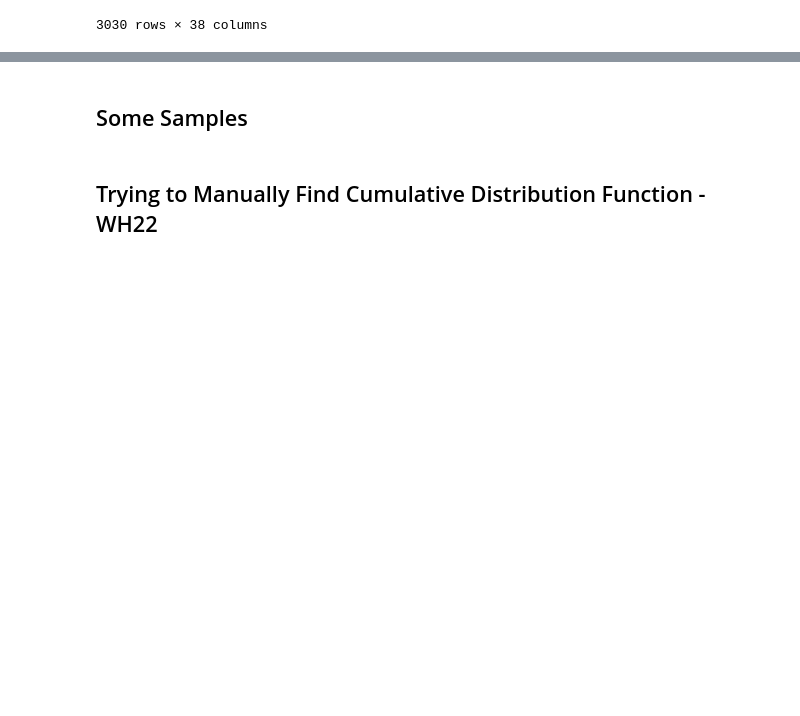
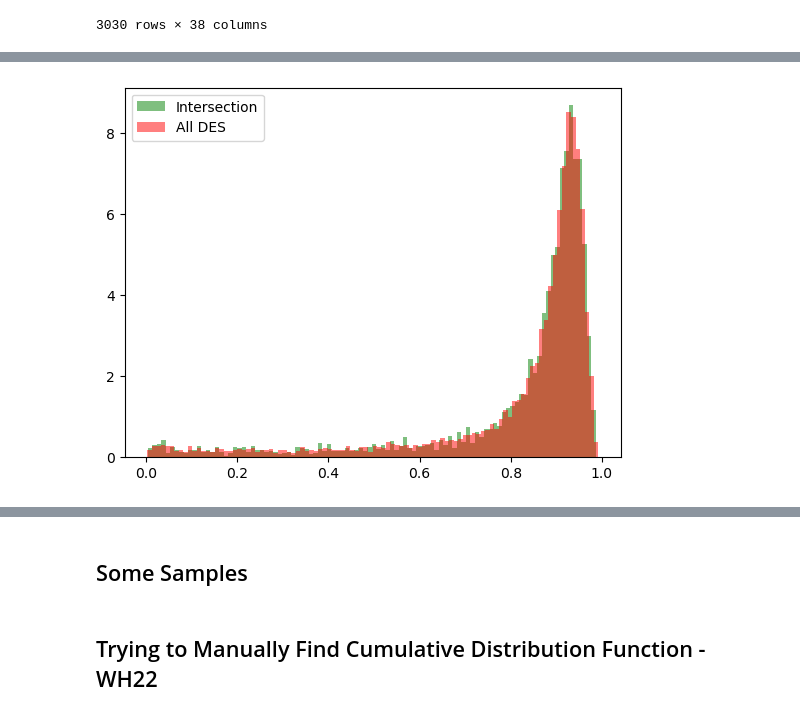
Before and after one commit to dchanda2002/MLCosmo, a Jupyter notebook: plot_signals.ipynb, the cells around one changed output, grey strips where cells are left out. Drawn from its saved outputs; the diff is of its cells as text; code cells hidden in the pictures; blank space fills up the shorter version.

```diff
--- a/plot_signals.ipynb
+++ b/plot_signals.ipynb
@@ -1891,0 +1990,9 @@ plt.show()
+# %%
+# Run without ACT and see if the results change!
+
+# DES_cluster_validation, DES_cluster_validation_Nact
+# Use locs1 instead of intersect1 for no ACT
+
+des_valid = pd.read_csv("output/Locations/Intersections/DES_WH22/Results_allset/let_chance_decide/DES_cluster_validation_act.csv", skiprows = 0)
+wh22_valid = pd.read_csv("output/Locations/Intersections/DES_WH22/Results_allset/let_chance_decide/WH22_cluster_validation_act.csv", skiprows = 0)
+wh22_valid
@@ -1891,0 +2013,8 @@ plt.show()
+# %%
+des_AND = intersect1[intersect1["u3index"].isin(des_valid["u3index"])]
+des_XOR = xor1[xor1["u3index"].isin(des_valid["u3index"])]
+
+wh22_AND = intersect4[intersect4["u3index"].isin(wh22_valid["u3index"])]
+wh22_XOR = xor4[xor4["u3index"].isin(wh22_valid["u3index"])]
+
+print(len(des_AND) + len(des_XOR), len(wh22_AND) + len(wh22_XOR))
@@ -1891,0 +2041,4 @@ plt.show()
+# %%
+wh22_intersection = wh22_AND[wh22_AND.index.isin(des_AND.index)].copy()
+des_intersection = des_AND[des_AND.index.isin(wh22_AND.index)].copy()
+wh22_intersection
@@ -1891,0 +2059,11 @@ plt.show()
+# %%
+indexed_wh22 = wh22_valid.set_index("u3index")
+indexed_des = des_valid.set_index("u3index")
+
+wh22_probs = indexed_wh22.loc[wh22_intersection.u3index.values, :]["clusterp"]
+des_probs = indexed_des.loc[des_intersection.u3index.values, :]["clusterp"]
+
+wh22_intersection["clusterp"] = wh22_probs.values
+des_intersection["clusterp"] = des_probs.values
+
+des_intersection
@@ -1891,0 +2173,12 @@ plt.show()
+# %%
+# des_XOR, des_valid, des_intersection, wh22_XOR, wh22_intersection, wh22_valid
+
+plt.hist(des_intersection["clusterp"], bins = 100, alpha = 0.5, color = "green", density = "normed", label = "Intersection")
+# plt.hist(des_cut["clusterp"], bins = 100, alpha = 0.5, color = "green", density = "normed", label = "Cut Intersection")
+
+plt.hist(des_valid["clusterp"], bins = 100, alpha = 0.5, color = "red", density = "normed", label = "All DES")
+
+plt.legend()
+plt.show()
+# %% [output]
+[figure, added]
```
Also changed, not shown: parts of 48 cells of this notebook, 1 other file.
